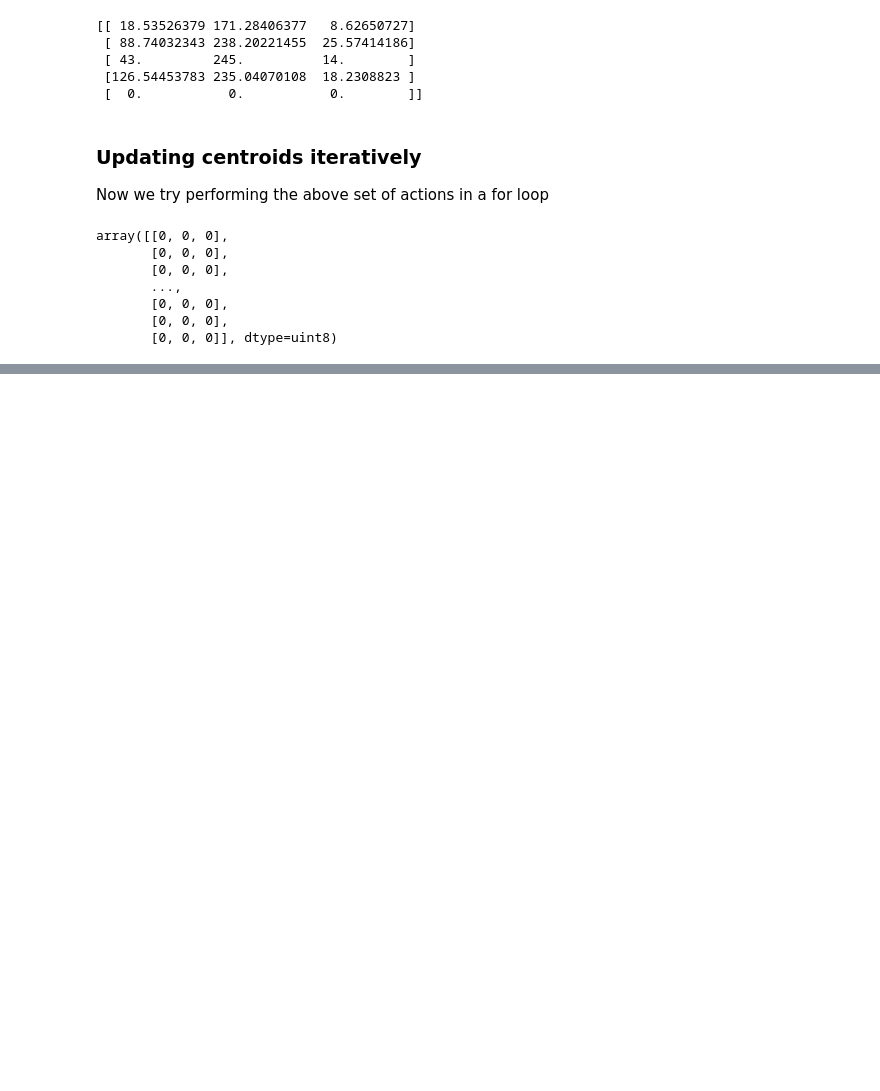
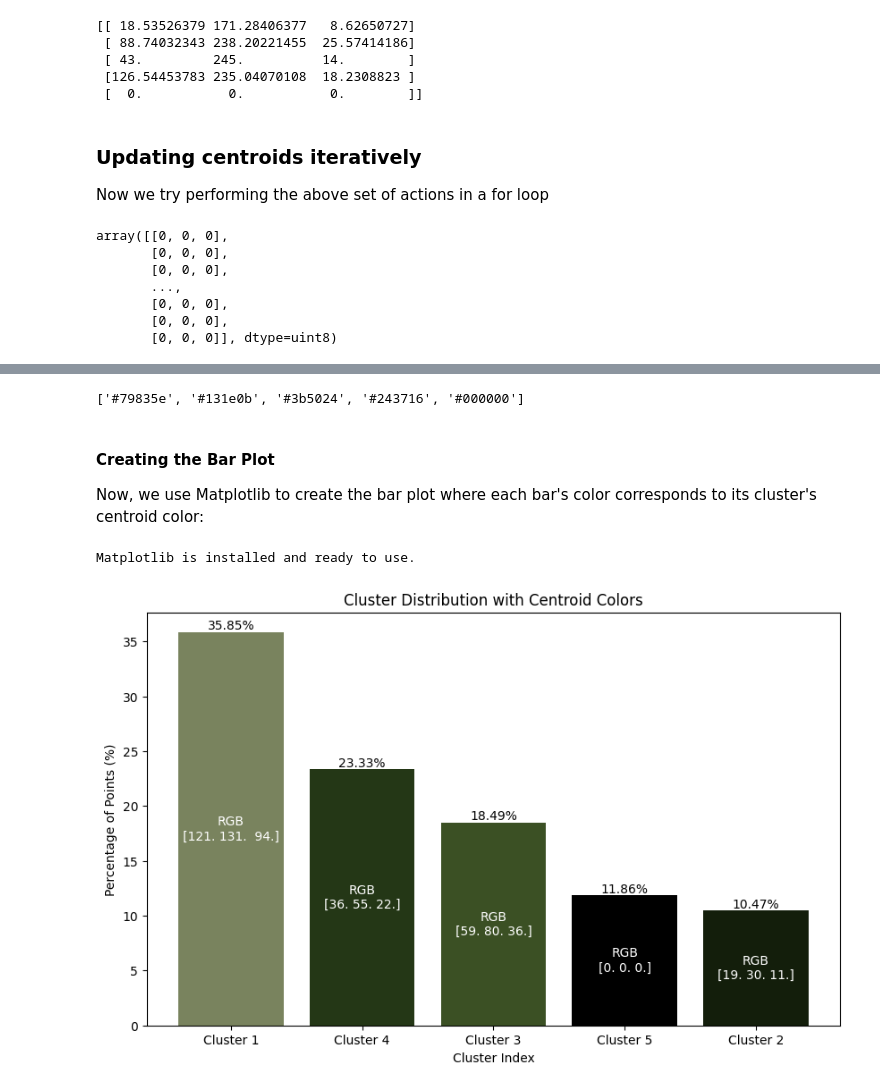
Before and after one commit to parthasarathydNU/gen-ai-coursework, a Jupyter notebook: clustering-colors/notebooks/image_analysis.ipynb, the cells around one changed output, grey strips where cells are left out. Cells and saved outputs as stored; diff of their text form; code cells hidden in the pictures; blank space fills up the shorter version.

Commit message:
added bar plot at the end completing task of color clustering

```diff
--- a/clustering-colors/notebooks/image_analysis.ipynb
+++ b/clustering-colors/notebooks/image_analysis.ipynb
@@ -498,0 +503,25 @@ Cluster 5:
+# %%
+centroid_colors = [rgb_to_hex(color) for color in centroids]
+centroid_colors
+# %% [output]
+['#79835e', '#131e0b', '#3b5024', '#243716', '#000000']
+# %% [markdown]
+#### Creating the Bar Plot
+Now, we use Matplotlib to create the bar plot where each bar's color corresponds to its cluster's centroid color:
+# %%
+import subprocess
+import sys
+
+def install_package(package):
+    subprocess.check_call([sys.executable, "-m", "pip", "install", package])
+
+try:
+    import matplotlib
+except ImportError:
+    print("Matplotlib is not installed. Installing now...")
+    install_package("matplotlib")
+    import matplotlib  # Import after installation
+
+print("Matplotlib is installed and ready to use.")
+# %% [output]
+Matplotlib is installed and ready to use.
@@ -498,0 +545,43 @@ Cluster 5:
+# %%
+def plot_clusters_with_percentages(cluster_counts, centroid_colors, centroid_rgb):
+
+
+    # Calculate percentages
+    total_points = sum(cluster_counts)
+    percentages = (cluster_counts / total_points) * 100
+
+    # Sort clusters by percentages in descending order
+    sorted_indices = np.argsort(percentages)[::-1]
+    sorted_percentages = percentages[sorted_indices]
+    sorted_colors = [centroid_colors[i] for i in sorted_indices]
+    sorted_rgb = [centroid_rgb[i] for i in sorted_indices]
+
+    length = np.shape(sorted_percentages)[0]
+
+    # Create the bar plot
+    plt.figure(figsize=(10, 6))
+    bars = plt.bar(range(length), sorted_percentages, color=sorted_colors)
+
+    # Adding labels and title
+    plt.xlabel('Cluster Index')
+    plt.ylabel('Percentage of Points (%)')
+    plt.title('Cluster Distribution with Centroid Colors')
+    plt.xticks(range(length), [f'Cluster {i+1}' for i in sorted_indices])
+
+    # Add percentage values above each bar
+    for bar, percentage, color_text in zip(bars, sorted_percentages, sorted_rgb):
+        yval = bar.get_height()
+        plt.text(bar.get_x() + bar.get_width()/2, yval, f'{percentage:.2f}%', ha='center', va='bottom')
+
+        # Add color description inside the bar
+        if yval > 5:  # Ensure there's enough space to display the text inside the bar
+            plt.text(bar.get_x() + bar.get_width()/2, yval / 2, f'RGB\n{color_text}', ha='center', va='center', color='white')
+
+
+    # Show the plot
+    plt.show()
+# %%
+# Call the function to plot
+plot_clusters_with_percentages(cluster_counts, centroid_colors, centroids)
+# %% [output]
+[figure, added]
```
Also changed, not shown: parts of 5 cells of this notebook, 1 other file.
